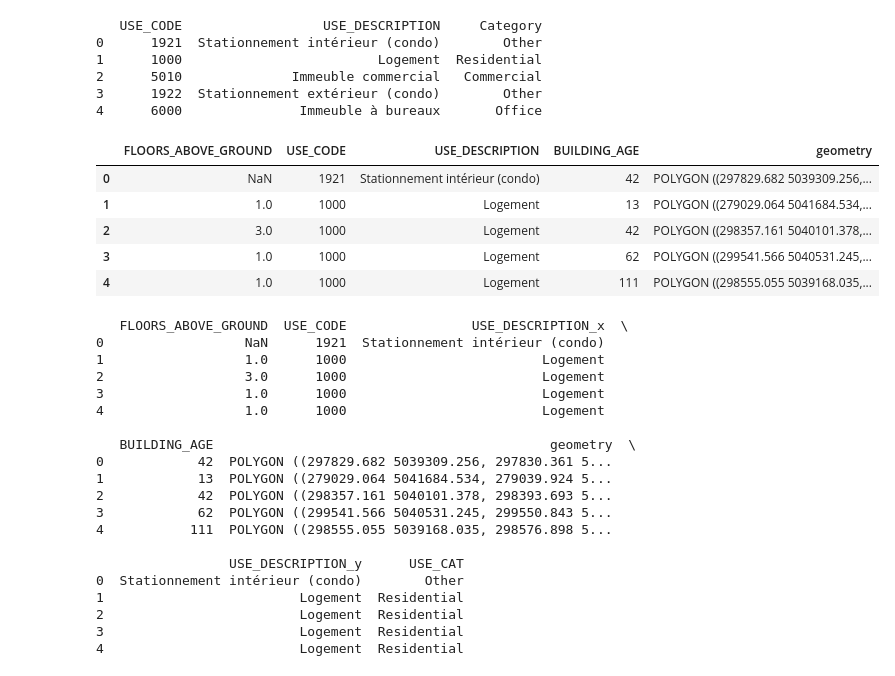
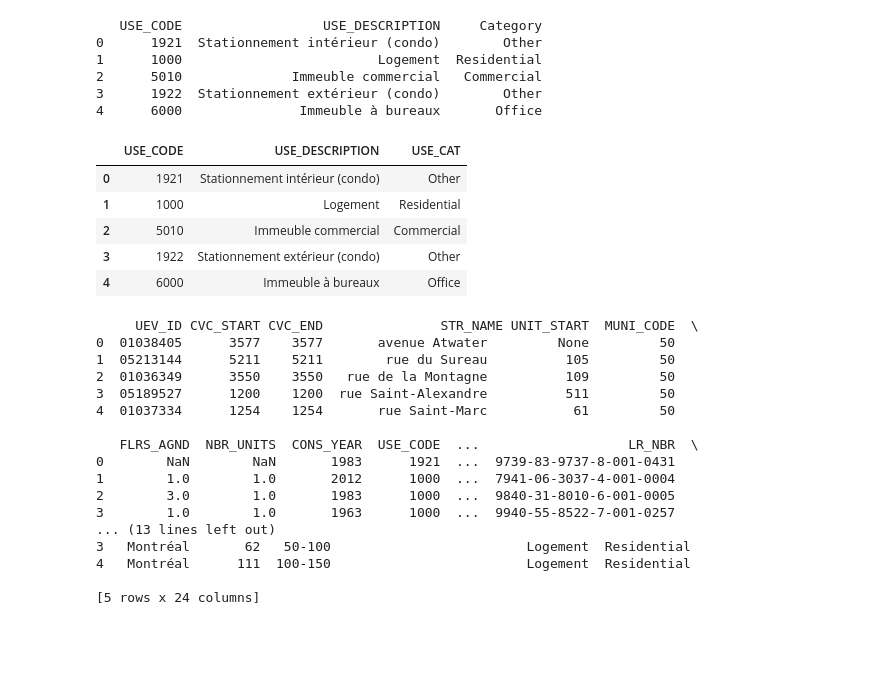
Before and after one commit to coddecses/ycbs299, a Jupyter notebook: notebooks/property assessment and fire stations/Property_Assessment_Data_Cleaning.ipynb, the cells around one changed output. Cells and saved outputs as stored; diff of their text form; code cells hidden in the pictures; blank space fills up the shorter version.

Commit message:
Mistakes were found in the property assessment data. Here is a corrected version. Also the proproperty data is merge with the fire stations territories data. This data was aggregated by fire station.

```diff
--- a/notebooks/property assessment and fire stations/Property_Assessment_Data_Cleaning.ipynb
+++ b/notebooks/property assessment and fire stations/Property_Assessment_Data_Cleaning.ipynb
@@ -38,0 +38,25 @@ uef_df.head()
+# %%
+# Define the variables for the different columns
+UEV_ID = 'UEV_ID'
+CIVIC_START = 'CVC_START'
+CIVIC_END = 'CVC_END'
+STREET_NAME = 'STR_NAME'
+UNIT_NUMBER_START = 'UNIT_START'
+FLOORS_ABOVE_GROUND = 'FLRS_AGND'
+NUMBER_OF_UNITS = 'NBR_UNITS'
+CONSTRUCTION_YEAR = 'CONS_YEAR'
+USE_CODE = 'USE_CODE'
+LAND_START = 'L_START'
+LAND_END = 'L_END'
+USE_DESCRIPTION = 'USE_DES'
+UEF_CATEGORY = 'UEF_CAT'
+LAND_ROLL_NUMBER = 'LR_NBR'
+LAND_AREA = 'LAND_A'
+BUILDING_AREA = 'BLD_AREA'
+BUILDING_AGE = 'BLD_AGE'
+DISTRICT_ID = 'DIST_ID'
+MUNICIPALITY_CODE = 'MUNI_CODE'
+MUNICIPALITY_NAME = 'MUNI_NAME'
+USE_CATEGORY = 'USE_CAT'
+GEOMETRY = 'geometry'
+AGE_GROUP = 'AGE_GR'
@@ -346,7 +501,7 @@ except FileNotFoundError:
 except Exception as e:
     print(f"An error occurred: {e}")
 
-df_use_codes = df_use_codes.rename(columns={'Category': 'USE_CAT'})
+df_use_codes = df_use_codes.rename(columns={'Category': USE_CATEGORY})
 # %% [output]
    USE_CODE                  USE_DESCRIPTION     Category
 0      1921  Stationnement intérieur (condo)        Other
@@ -355,20 +510,19 @@ df_use_codes = df_use_codes.rename(columns={'Category': 'USE_CAT'})
 3      1922  Stationnement extérieur (condo)        Other
 4      6000               Immeuble à bureaux       Office
 # %%
-uef_df.head(
-)
+df_use_codes.head()
 # %% [output]
-|  | FLOORS_ABOVE_GROUND | USE_CODE | USE_DESCRIPTION | BUILDING_AGE | geometry |
-| 0 | NaN | 1921 | Stationnement intérieur (condo) | 42 | POLYGON ((297829.682 5039309.256,... |
-| 1 | 1.0 | 1000 | Logement | 13 | POLYGON ((279029.064 5041684.534,... |
-| 2 | 3.0 | 1000 | Logement | 42 | POLYGON ((298357.161 5040101.378,... |
-| 3 | 1.0 | 1000 | Logement | 62 | POLYGON ((299541.566 5040531.245,... |
-| 4 | 1.0 | 1000 | Logement | 111 | POLYGON ((298555.055 5039168.035,... |
+|  | USE_CODE | USE_DESCRIPTION | USE_CAT |
+| 0 | 1921 | Stationnement intérieur (condo) | Other |
+| 1 | 1000 | Logement | Residential |
+| 2 | 5010 | Immeuble commercial | Commercial |
+| 3 | 1922 | Stationnement extérieur (condo) | Other |
+| 4 | 6000 | Immeuble à bureaux | Office |
 # %%
-uef_df['USE_CODE'] = pd.to_numeric(uef_df['USE_CODE'], errors='coerce')
+uef_df[USE_CODE] = pd.to_numeric(uef_df[USE_CODE], errors='coerce')
 
 try:
-    uef_df = pd.merge(uef_df, df_use_codes, on='USE_CODE', how='left')
+    uef_df = pd.merge(uef_df, df_use_codes, on=USE_CODE, how='left')
     #uef_df_merges = pd.merge(uef_df, df_use_codes, on=['USE_CODE', 'USE_DESCRIPTION'], how='left')
     print(uef_df.head())
 except KeyError:
@@ -376,23 +530,20 @@ except KeyError:
 except Exception as e:
     print(f"An error occurred during the merge: {e}")
 # %% [output]
-   FLOORS_ABOVE_GROUND  USE_CODE                USE_DESCRIPTION_x  \
-0                  NaN      1921  Stationnement intérieur (condo)
-1                  1.0      1000                         Logement
-2                  3.0      1000                         Logement
-3                  1.0      1000                         Logement
-4                  1.0      1000                         Logement
+     UEV_ID CVC_START CVC_END               STR_NAME UNIT_START  MUNI_CODE  \
+0  01038405      3577    3577       avenue Atwater         None         50
+1  05213144      5211    5211        rue du Sureau          105         50
+2  01036349      3550    3550   rue de la Montagne          109         50
+3  05189527      1200    1200  rue Saint-Alexandre          511         50
+4  01037334      1254    1254       rue Saint-Marc           61         50
 
-   BUILDING_AGE                                           geometry  \
-0            42  POLYGON ((297829.682 5039309.256, 297830.361 5...
-1            13  POLYGON ((279029.064 5041684.534, 279039.924 5...
-2            42  POLYGON ((298357.161 5040101.378, 298393.693 5...
-3            62  POLYGON ((299541.566 5040531.245, 299550.843 5...
-4           111  POLYGON ((298555.055 5039168.035, 298576.898 5...
+   FLRS_AGND  NBR_UNITS  CONS_YEAR  USE_CODE  ...                   LR_NBR  \
+0        NaN        NaN       1983      1921  ...  9739-83-9737-8-001-0431
+1        1.0        1.0       2012      1000  ...  7941-06-3037-4-001-0004
+2        3.0        1.0       1983      1000  ...  9840-31-8010-6-001-0005
+3        1.0        1.0       1963      1000  ...  9940-55-8522-7-001-0257
+... (13 lines left out)
+3   Montréal       62   50-100                         Logement  Residential
+4   Montréal      111  100-150                         Logement  Residential
 
-                 USE_DESCRIPTION_y      USE_CAT
-0  Stationnement intérieur (condo)        Other
-1                         Logement  Residential
-2                         Logement  Residential
-3                         Logement  Residential
-4                         Logement  Residential
+[5 rows x 24 columns]
```
Also changed, not shown: parts of 57 cells of this notebook, 1 other file.
